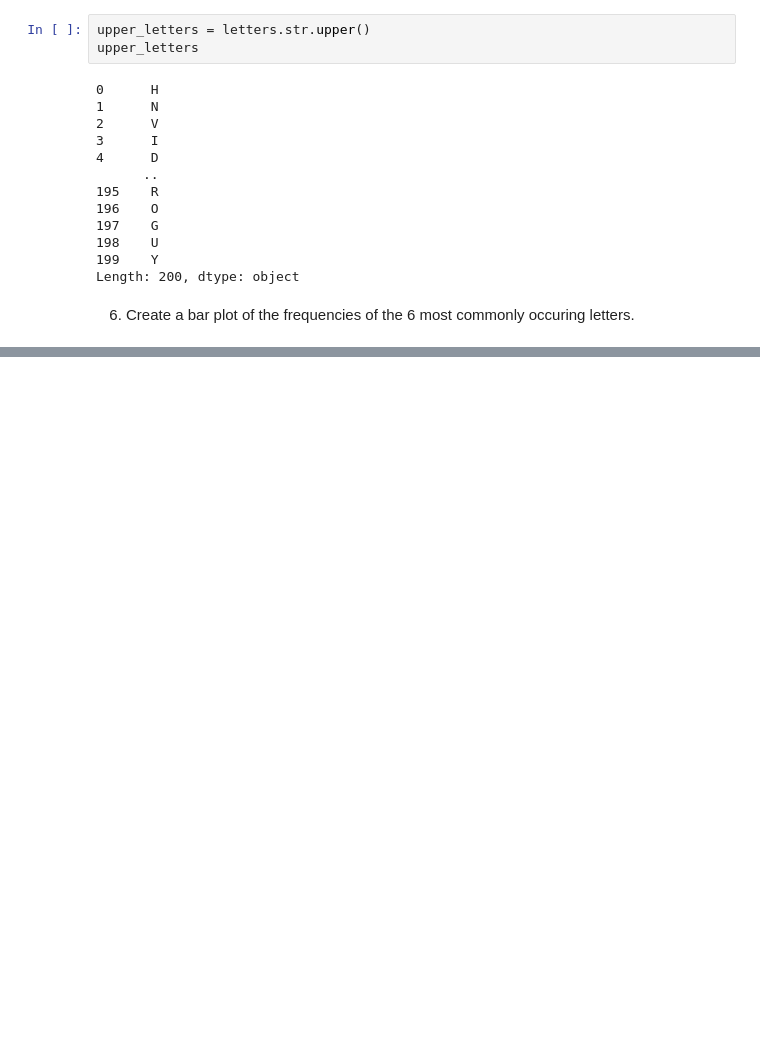
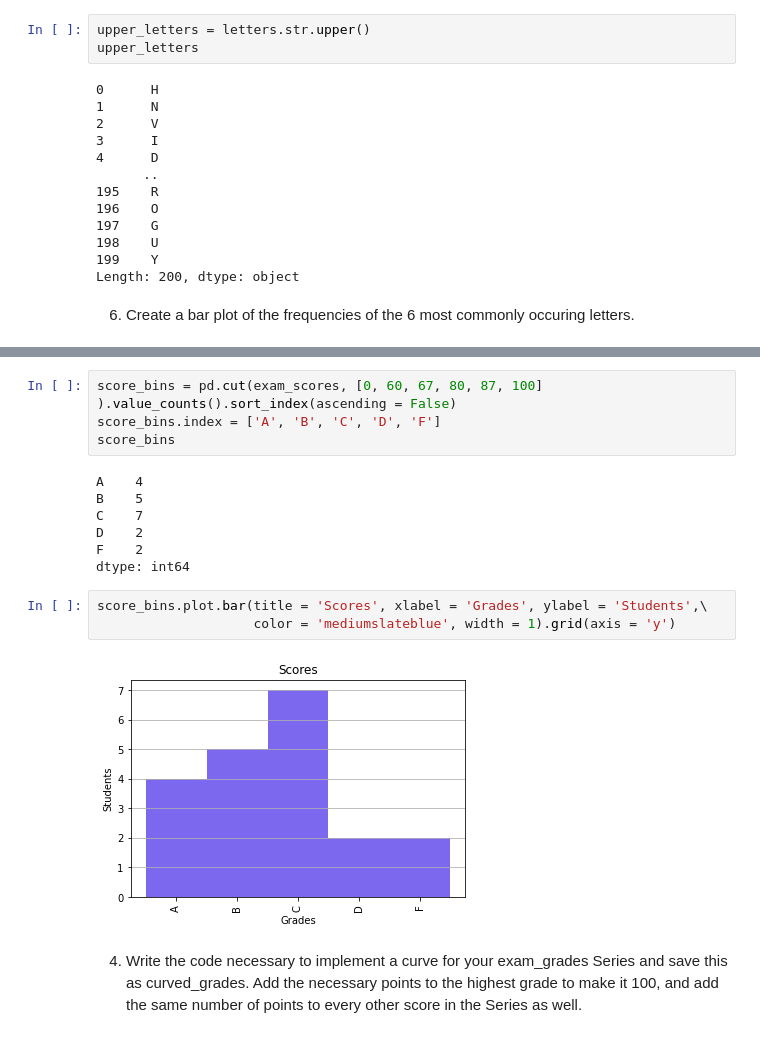
Before and after one commit to nadia-paz/numpy-pandas-visualization-exercises, a Jupyter notebook: pandas_series.ipynb, the cells around one changed output, grey strips where cells are left out. Saved outputs shown, nothing was run; the diff lists cells and outputs as text; blank space fills up the shorter version.

```diff
--- a/pandas_series.ipynb
+++ b/pandas_series.ipynb
@@ -554,0 +681,18 @@ Plot your new categorical letter_grades Series in a meaninful way and include a
+# %%
+score_bins = pd.cut(exam_scores, [0, 60, 67, 80, 87, 100] ).value_counts().sort_index(ascending = False)
+score_bins.index = ['A', 'B', 'C', 'D', 'F']
+score_bins
+# %% [output]
+A    4
+B    5
+C    7
+D    2
+F    2
+dtype: int64
+# %%
+score_bins.plot.bar(title = 'Scores', xlabel = 'Grades', ylabel = 'Students',\
+                    color = 'mediumslateblue', width = 1).grid(axis = 'y')
+# %% [output]
+[figure, added]
+# %% [markdown]
+4. Write the code necessary to implement a curve for your exam_grades Series and save this as curved_grades. Add the necessary points to the highest grade to make it 100, and add the same number of points to every other score in the Series as well.
```
Also changed, not shown: parts of 53 cells of this notebook.
